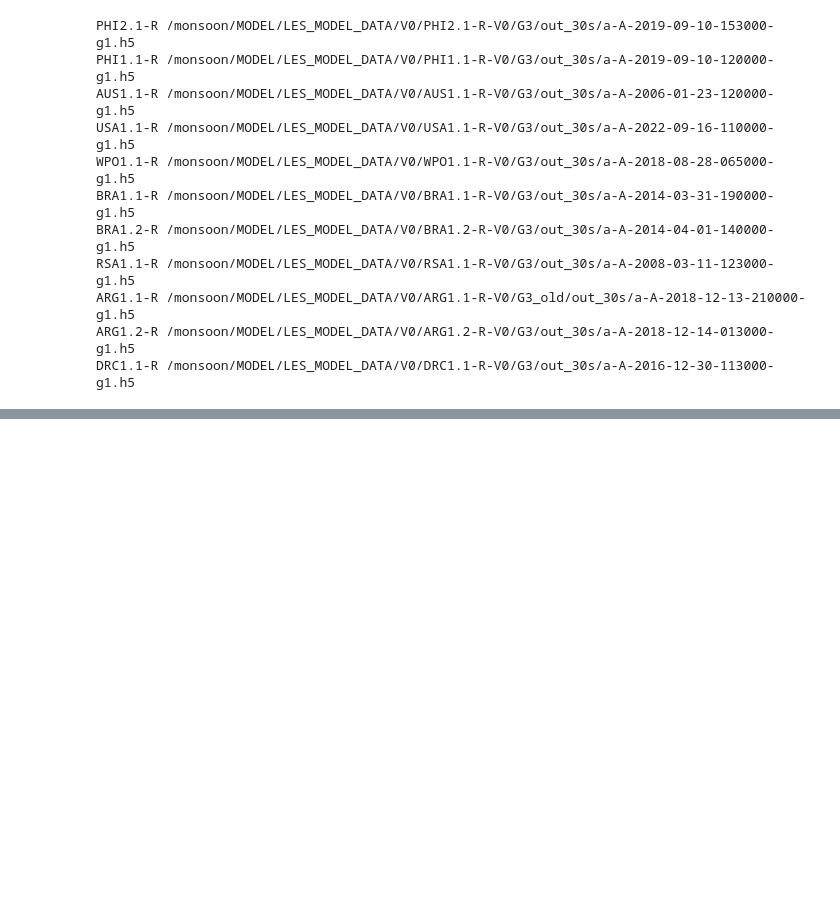
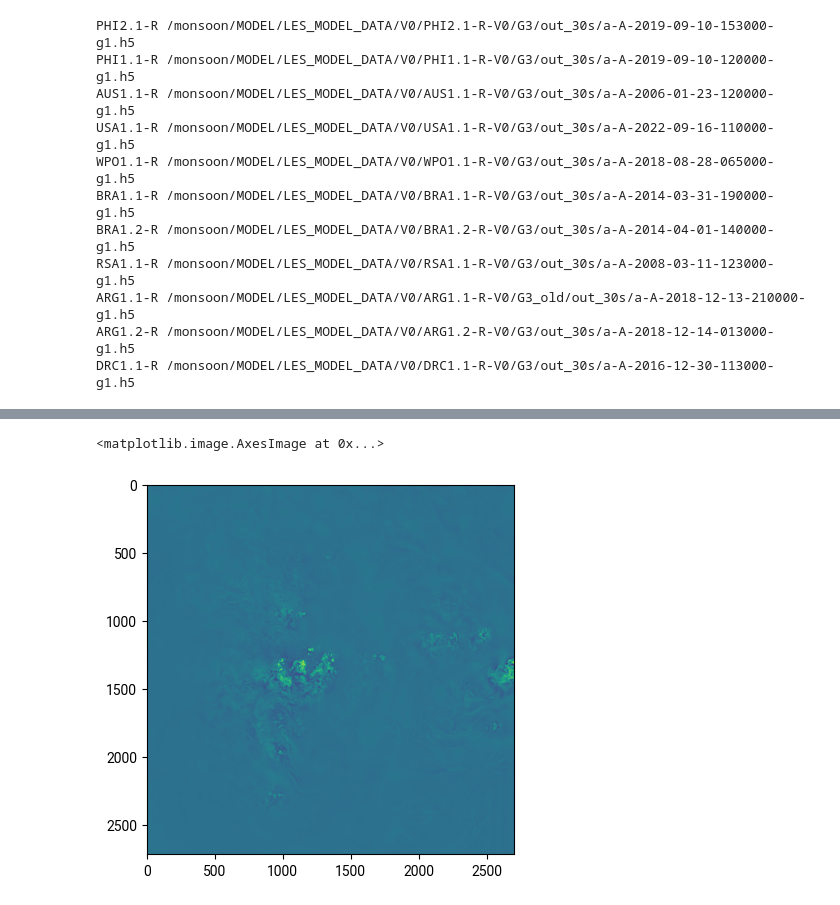
Before and after one commit to itinderjot/INCUS_model_comparisons, a Jupyter notebook: main_code.ipynb, the cells around one changed output, grey strips where cells are left out. Saved outputs shown, nothing was run; the diff lists cells and outputs as text; code cells hidden in the pictures; blank space fills up the shorter version.

```diff
--- a/main_code.ipynb
+++ b/main_code.ipynb
@@ -61,0 +177,5 @@ array([ 1.96012878,  7.87965374, 14.36084599])
+# %%
+plt.imshow(ds_3.WP[100,:,:])
+# %% [output]
+<matplotlib.image.AxesImage at 0x...>
+[figure, added]
```
Also changed, not shown: parts of 8 cells of this notebook.
